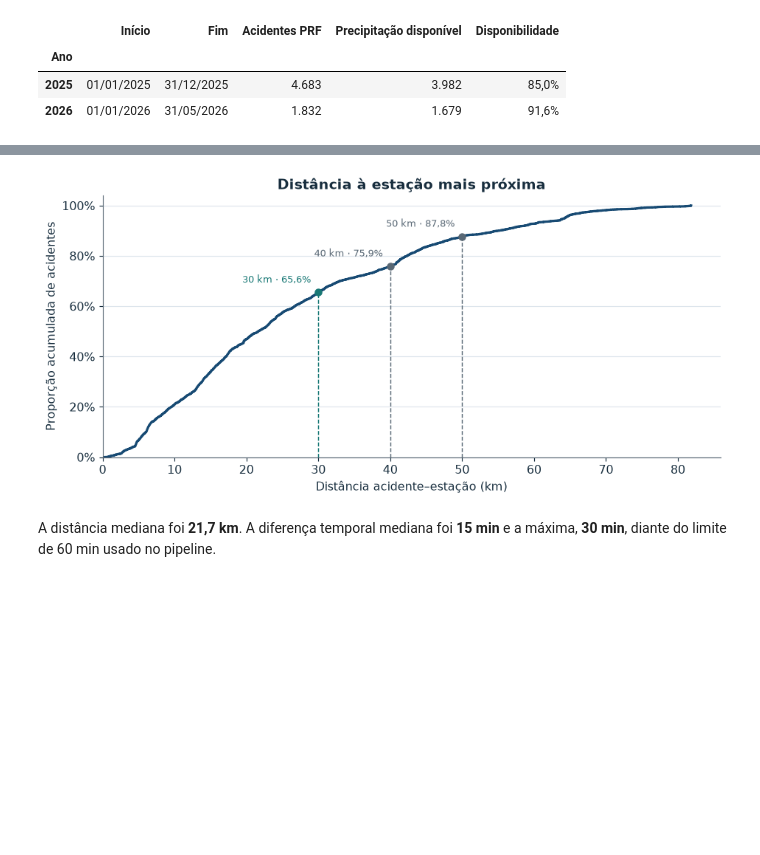
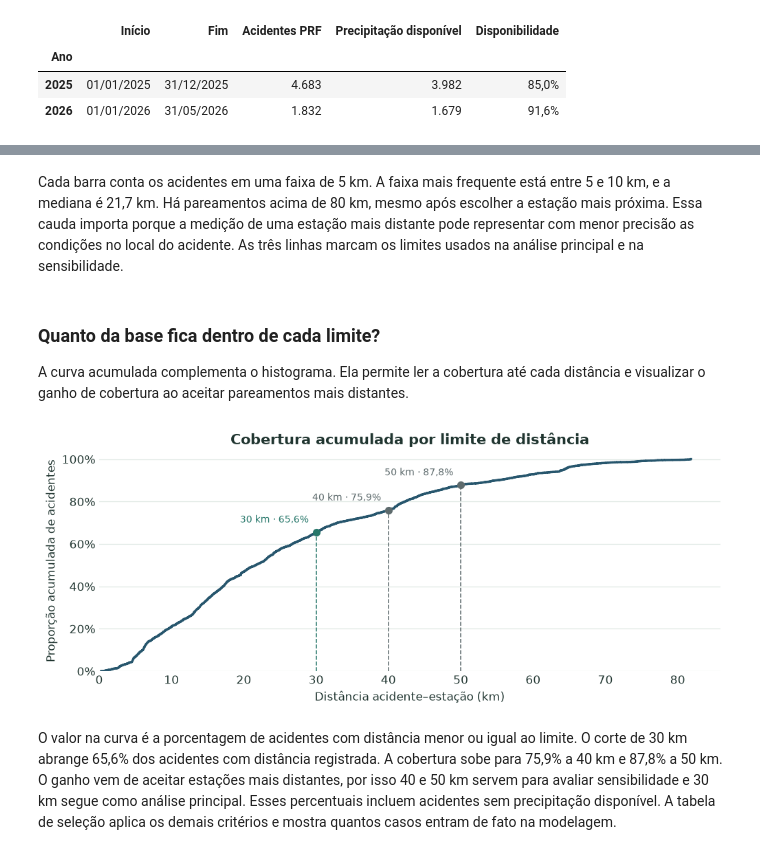
Before and after one commit to LimaGustav/RP2, a Jupyter notebook: RP2_Analise_PRF_INMET.ipynb, the cells around one changed output, grey strips where cells are left out. Cells and saved outputs as stored; diff of their text form; code cells hidden in the pictures; blank space fills up the shorter version.

```diff
--- a/RP2_Analise_PRF_INMET.ipynb
+++ b/RP2_Analise_PRF_INMET.ipynb
@@ -168,0 +199,26 @@ Para avaliar a cobertura espacial, a curva mostra a proporção acumulada de aci
+# %%
+distancia = integrada["distancia_estacao_km"].dropna()
+limites = sorted(sensibilidade["limite_km"].unique())
+
+fig, ax = plt.subplots(figsize=(8.85, 3.55), layout="constrained")
+faixas = range(0, int(distancia.max() // 5) * 5 + 6, 5)
+ax.hist(distancia, bins=faixas, color=VERDE, edgecolor="white", linewidth=1)
+for limite in limites:
+    principal = limite == LIMITE_DISTANCIA_KM
+    ax.axvline(
+        limite, color=AZUL if principal else CINZA, linewidth=2 if principal else 1.3,
+        linestyle="-" if principal else "--",
+        label=f"{inteiro(limite)} km · {'principal' if principal else 'sensibilidade'}",
+    )
+ax.set(
+    title=f"Distância à estação mais próxima  |  N = {inteiro(len(distancia))}",
+    xlabel="Distância acidente–estação (km, faixas de 5 km)",
+    ylabel="Acidentes por faixa",
+    xlim=(0, faixas[-1]),
+)
+ax.xaxis.set_major_locator(MultipleLocator(10))
+ax.yaxis.set_major_locator(MaxNLocator(5, integer=True))
+ax.yaxis.set_major_formatter(FuncFormatter(lambda valor, _: inteiro(valor)))
+ax.grid(axis="y")
+ax.legend(loc="upper right", fontsize=9)
+plt.show()
@@ -169,42 +227,38 @@ Para avaliar a cobertura espacial, a curva mostra a proporção acumulada de aci
+# %% [markdown]
+Cada barra conta os acidentes em uma faixa de 5 km. A faixa mais frequente está entre 5 e 10 km, e a mediana é 21,7 km. Há pareamentos acima de 80 km, mesmo após escolher a estação mais próxima. Essa cauda importa porque a medição de uma estação mais distante pode representar com menor precisão as condições no local do acidente. As três linhas marcam os limites usados na análise principal e na sensibilidade.
+# %% [markdown]
+### Quanto da base fica dentro de cada limite?
+
+A curva acumulada complementa o histograma. Ela permite ler a cobertura até cada distância e visualizar o ganho de cobertura ao aceitar pareamentos mais distantes.
 # %%
-distancia = integrada["distancia_estacao_km"].dropna()
-tempo = integrada["diferenca_tempo_min"].dropna()
-limites = sorted(sensibilidade["limite_km"].unique())
-
-fig, ax = plt.subplots(figsize=(8.8, 4.15), layout="constrained")
+fig, ax = plt.subplots(figsize=(8.85, 3.6), layout="constrained")
 ax.ecdf(distancia, color=AZUL, linewidth=2.2)
 for limite in limites:
     proporcao = distancia.le(limite).mean()
     cor = VERDE if limite == LIMITE_DISTANCIA_KM else CINZA
     ax.vlines(limite, 0, proporcao, color=cor, linestyle="--", linewidth=1)
     ax.scatter(limite, proporcao, color=cor, s=38, zorder=3)
     ax.annotate(
         f"{inteiro(limite)} km · {decimal(proporcao * 100)}%",
         (limite, proporcao),
         xytext=(-7, 9),
         ha="right",
         textcoords="offset points",
         color=cor,
         fontsize=9,
     )
 
 ax.set(
-    title="Distância à estação mais próxima",
+    title="Cobertura acumulada por limite de distância",
     xlabel="Distância acidente–estação (km)",
     ylabel="Proporção acumulada de acidentes",
     xlim=(0, None),
     ylim=(0, 1.04),
 )
 ax.yaxis.set_major_formatter(PercentFormatter(1))
 ax.grid(axis="y")
 plt.show()
-
-display(Markdown(
-    f"A distância mediana foi **{decimal(distancia.median())} km**. "
-    f"A diferença temporal mediana foi **{inteiro(tempo.median())} min** e "
-    f"a máxima, **{inteiro(tempo.max())} min**, diante do limite de "
-    f"{inteiro(LIMITE_TEMPO_MIN)} min usado no pipeline."
-))
 # %% [output]
-[figure, old version]
+[figure, new version]
-A distância mediana foi **21,7 km**. A diferença temporal mediana foi **15 min** e a máxima, **30 min**, diante do limite de 60 min usado no pipeline.
+# %% [markdown]
+O valor na curva é a porcentagem de acidentes com distância menor ou igual ao limite. O corte de 30 km abrange 65,6% dos acidentes com distância registrada. A cobertura sobe para 75,9% a 40 km e 87,8% a 50 km. O ganho vem de aceitar estações mais distantes, por isso 40 e 50 km servem para avaliar sensibilidade e 30 km segue como análise principal. Esses percentuais incluem acidentes sem precipitação disponível. A tabela de seleção aplica os demais critérios e mostra quantos casos entram de fato na modelagem.
```
Also changed, not shown: parts of 48 cells of this notebook.
